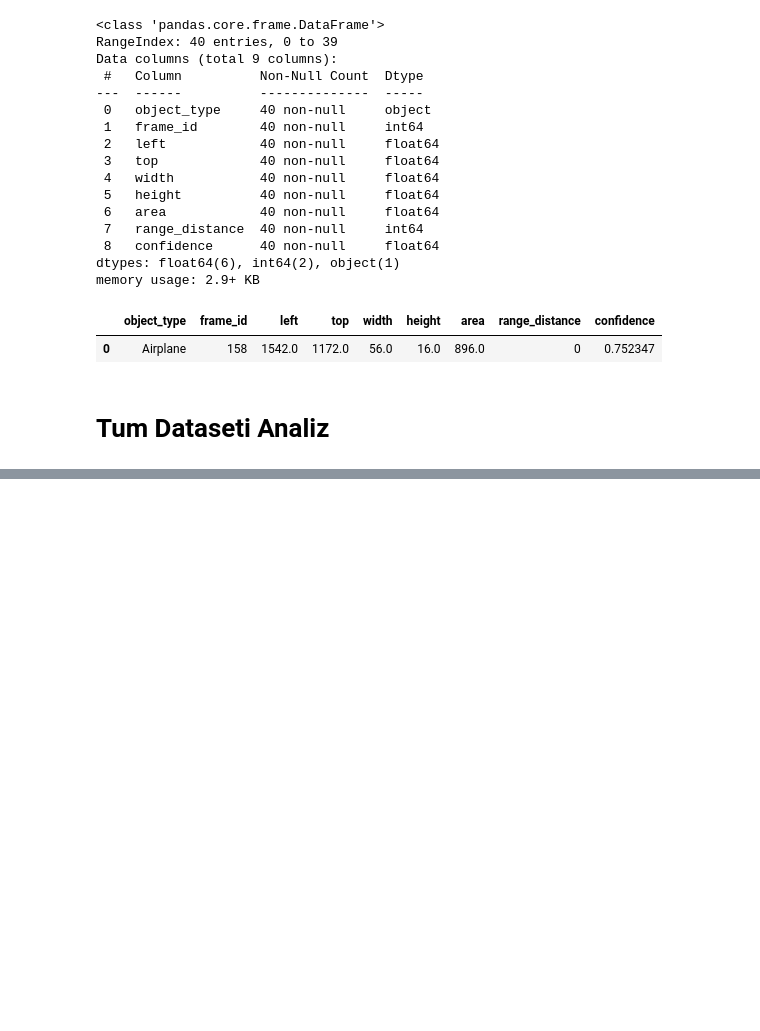
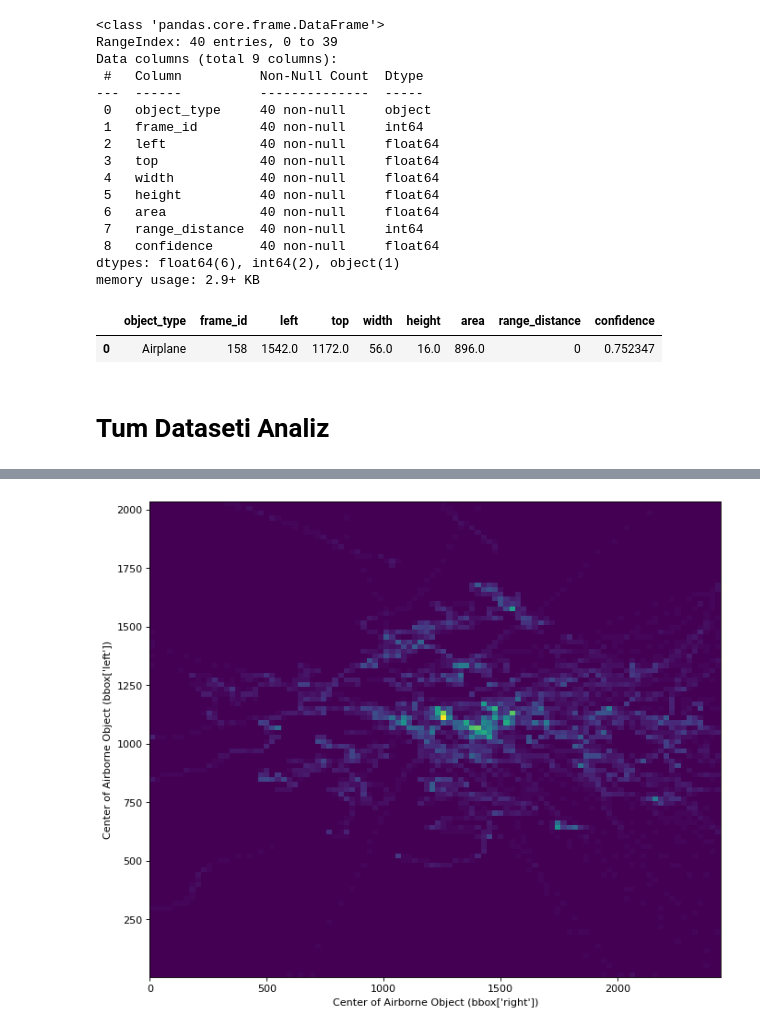
Before and after one commit to bulentsiyah/Mantis-Shrimp-Eye-s-Collision-Avoidance, a Jupyter notebook: dataframe_analysis.ipynb, the cells around one changed output, grey strips where cells are left out. Drawn from its saved outputs; the diff is of its cells as text; code cells hidden in the pictures; blank space fills up the shorter version.

```diff
--- a/dataframe_analysis.ipynb
+++ b/dataframe_analysis.ipynb
@@ -322,0 +403,26 @@ conc_data_row
+# %%
+obj_center_left = []
+obj_center_top = []
+
+
+for col_name, col_data in dataset.iteritems():
+    if col_name == 'left':
+        for element in col_data:
+                obj_center_left.append(element)
+
+    elif col_name == 'top':
+        for element in col_data:
+                obj_center_top.append(element)
+
+
+heatmap, xedges, yedges = np.histogram2d(obj_center_left, obj_center_top, bins=100)
+extent = [xedges[0], xedges[-1], yedges[0], yedges[-1]]
+
+plt.figure(figsize=(10, 10), dpi=80)
+plt.clf()
+plt.imshow(heatmap.T, extent=extent, origin='lower')
+plt.ylabel("Center of Airborne Object (bbox['left'])")
+plt.xlabel("Center of Airborne Object (bbox['right'])")
+plt.show()
+# %% [output]
+[figure, added]
```
Also changed, not shown: parts of 8 cells of this notebook.
